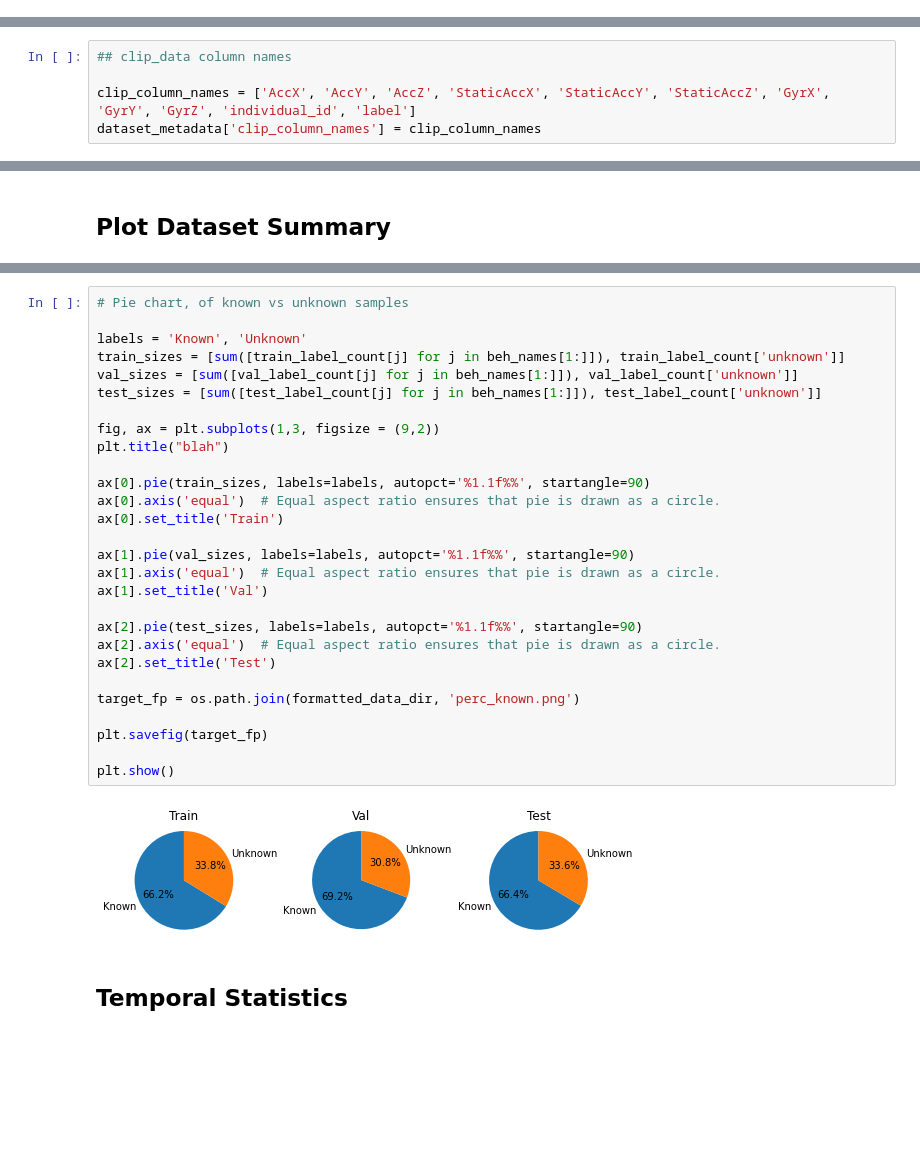
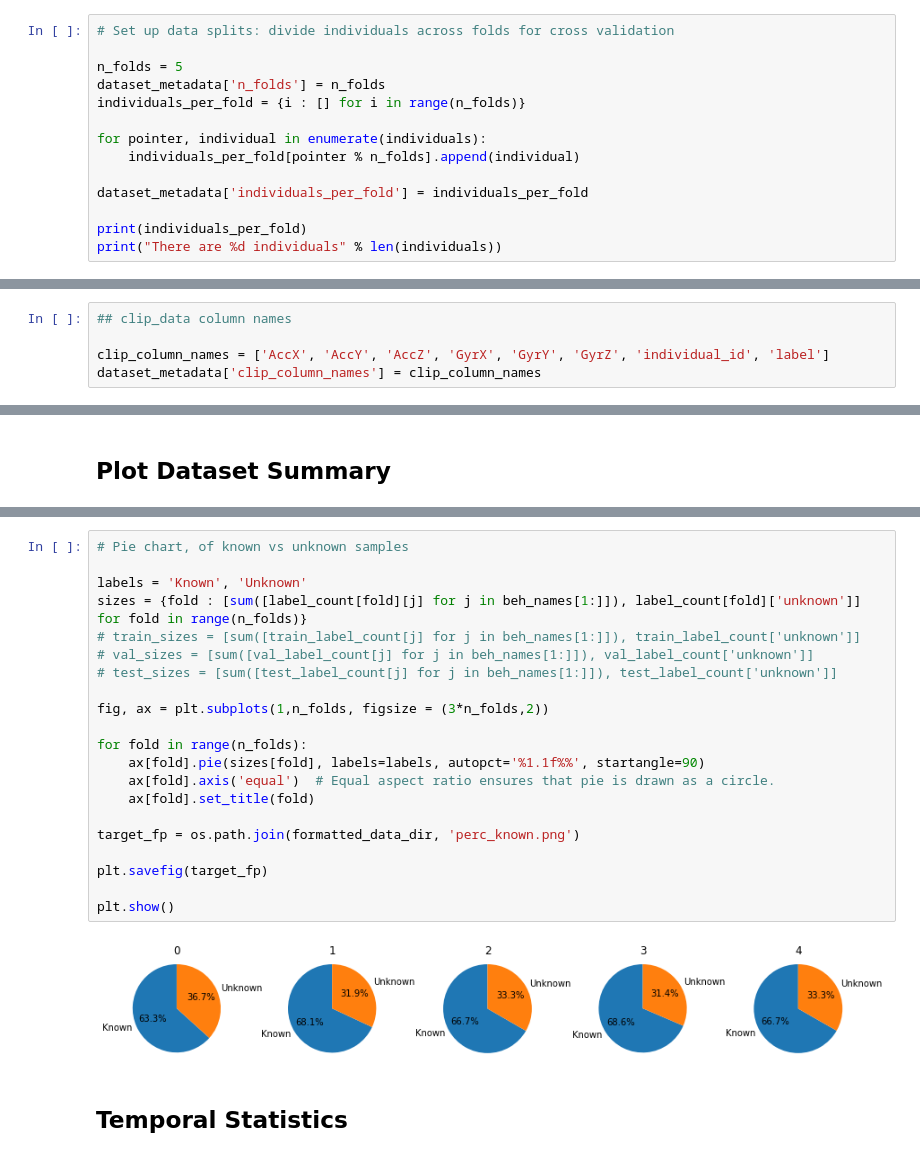
Before and after one commit to earthspecies/BEBE-datasets, a Jupyter notebook: format_HAR.ipynb, the cells around one changed output, grey strips where cells are left out. Saved outputs shown, nothing was run; the diff lists cells and outputs as text; blank space fills up the shorter version.

Commit message:
dataset changes HAR

```diff
--- a/format_HAR.ipynb
+++ b/format_HAR.ipynb
@@ -110,0 +74,14 @@ There are 30 individuals
+# %%
+# Set up data splits: divide individuals across folds for cross validation
+
+n_folds = 5
+dataset_metadata['n_folds'] = n_folds
+individuals_per_fold = {i : [] for i in range(n_folds)}
+
+for pointer, individual in enumerate(individuals):
+    individuals_per_fold[pointer % n_folds].append(individual)
+
+dataset_metadata['individuals_per_fold'] = individuals_per_fold
+
+print(individuals_per_fold)
+print("There are %d individuals" % len(individuals))
@@ -158,7 +129,7 @@ beh_int_to_str = {i : name for i, name in enumerate(beh_names)}
 # %%
 ## clip_data column names
 
-clip_column_names = ['AccX', 'AccY', 'AccZ', 'StaticAccX', 'StaticAccY', 'StaticAccZ', 'GyrX', 'GyrY', 'GyrZ', 'individual_id', 'label']
+clip_column_names = ['AccX', 'AccY', 'AccZ', 'GyrX', 'GyrY', 'GyrZ', 'individual_id', 'label']
 dataset_metadata['clip_column_names'] = clip_column_names
 # %%
 ## Save off dataset level metadata
@@ -341,33 +278,26 @@ with open(numerical_target_fp, 'w') as file:
 # %%
 # Pie chart, of known vs unknown samples
 
 labels = 'Known', 'Unknown'
-train_sizes = [sum([train_label_count[j] for j in beh_names[1:]]), train_label_count['unknown']]
-val_sizes = [sum([val_label_count[j] for j in beh_names[1:]]), val_label_count['unknown']]
-test_sizes = [sum([test_label_count[j] for j in beh_names[1:]]), test_label_count['unknown']]
+sizes = {fold : [sum([label_count[fold][j] for j in beh_names[1:]]), label_count[fold]['unknown']] for fold in range(n_folds)}
+# train_sizes = [sum([train_label_count[j] for j in beh_names[1:]]), train_label_count['unknown']]
+# val_sizes = [sum([val_label_count[j] for j in beh_names[1:]]), val_label_count['unknown']]
+# test_sizes = [sum([test_label_count[j] for j in beh_names[1:]]), test_label_count['unknown']]
 
-fig, ax = plt.subplots(1,3, figsize = (9,2))
-plt.title("blah")
+fig, ax = plt.subplots(1,n_folds, figsize = (3*n_folds,2))
 
-ax[0].pie(train_sizes, labels=labels, autopct='%1.1f%%', startangle=90)
-ax[0].axis('equal')  # Equal aspect ratio ensures that pie is drawn as a circle.
-ax[0].set_title('Train')
-
-ax[1].pie(val_sizes, labels=labels, autopct='%1.1f%%', startangle=90)
-ax[1].axis('equal')  # Equal aspect ratio ensures that pie is drawn as a circle.
-ax[1].set_title('Val')
-
-ax[2].pie(test_sizes, labels=labels, autopct='%1.1f%%', startangle=90)
-ax[2].axis('equal')  # Equal aspect ratio ensures that pie is drawn as a circle.
-ax[2].set_title('Test')
+for fold in range(n_folds):
+    ax[fold].pie(sizes[fold], labels=labels, autopct='%1.1f%%', startangle=90)
+    ax[fold].axis('equal')  # Equal aspect ratio ensures that pie is drawn as a circle.
+    ax[fold].set_title(fold)
 
 target_fp = os.path.join(formatted_data_dir, 'perc_known.png')
 
 plt.savefig(target_fp)
 
 plt.show()
 # %% [output]
-[figure, old version]
+[figure, new version]
 # %% [markdown]
 ## Temporal Statistics
 # %%
```
Also changed, not shown: parts of 13 cells of this notebook.
